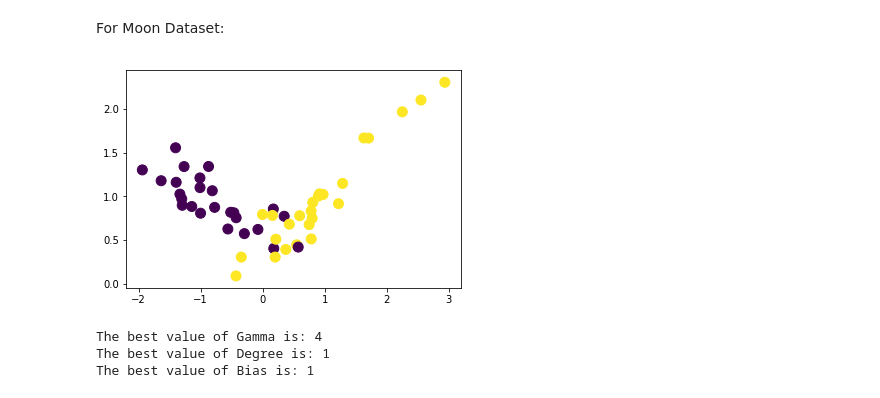
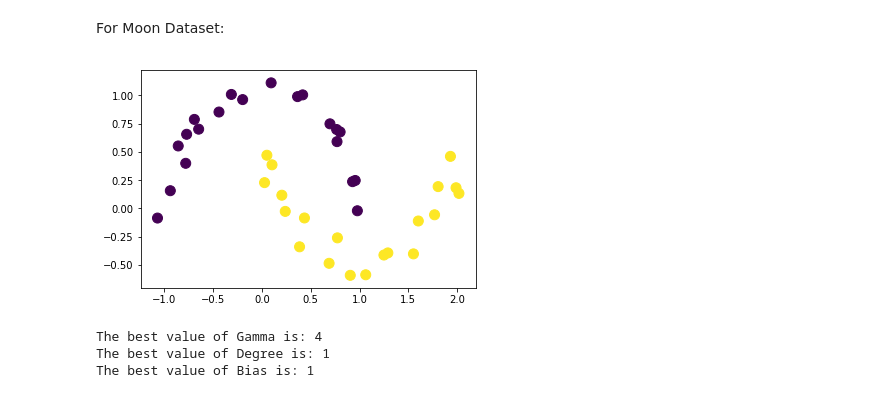
Before and after one commit to rohilrg/Machine-Learning-Practical-Session, a Jupyter notebook: Practical Session on SVM/SVM Practical Session.ipynb, the cells around one changed output. Drawn from its saved outputs; the diff is of its cells as text; code cells hidden in the pictures.

```diff
--- a/Practical Session on SVM/SVM Practical Session.ipynb
+++ b/Practical Session on SVM/SVM Practical Session.ipynb
@@ -299,10 +324,10 @@ For Moon Dataset:
 # %%
 from sklearn.datasets import make_moons
 X1, y1 = make_moons(noise = 0.1, random_state=1, n_samples=40)
-plt.scatter(X[:,0],X[:,1], c = y, s = 100)
+plt.scatter(X1[:,0],X1[:,1], c = y1, s = 100)
 plt.show()
 # %% [output]
-[figure, old version]
+[figure, new version]
 # %%
 from sklearn.model_selection import cross_val_score
 scores=[]
```
Also changed, not shown: parts of 8 cells of this notebook.
